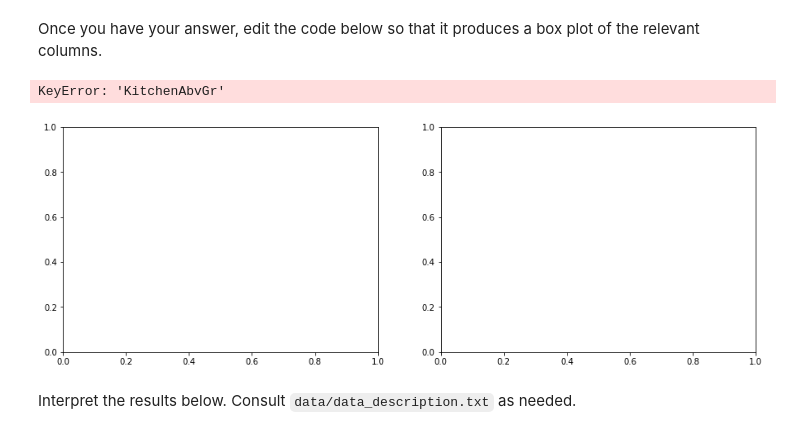
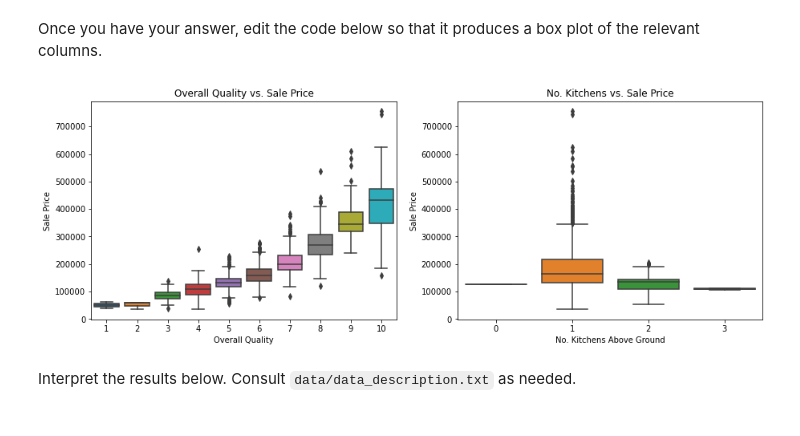
Before and after one commit to Co-nn/dsc-pandas-eda-lab, a Jupyter notebook: index.ipynb, the cells around one changed output. Drawn from its saved outputs; the diff is of its cells as text; code cells hidden in the pictures.

```diff
--- a/index.ipynb
+++ b/index.ipynb
@@ -394,33 +394,32 @@ Once you have your answer, edit the code below so that it produces a box plot of
 # %%
 # Replace None with appropriate code
 
 import seaborn as sns
 
 fig, (ax1, ax2) = plt.subplots(ncols=2, figsize=(15,5))
 
 # Plot distribution of column with highest correlation
 sns.boxplot(
-    x=[max_corr_column],
+    x=df[max_corr_column],
     y=df["SalePrice"],
     ax=ax1
 )
 # Plot distribution of column with most negative correlation
 sns.boxplot(
-    x=[min_corr_column],
+    x=df[min_corr_column],
     y=df["SalePrice"],
     ax=ax2
 )
 
 # Customize labels
 ax1.set_title("Overall Quality vs. Sale Price")
 ax1.set_xlabel("Overall Quality")
 ax1.set_ylabel("Sale Price")
 ax2.set_title("No. Kitchens vs. Sale Price")
 ax2.set_xlabel("No. Kitchens Above Ground")
 ax2.set_ylabel("Sale Price");
 # %% [output]
-KeyError: 'KitchenAbvGr'
-[figure, old version]
+[figure, new version]
 # %% [markdown]
 Interpret the results below. Consult `data/data_description.txt` as needed.
 # %%
```
Also changed, not shown: parts of 1 cell of this notebook.
